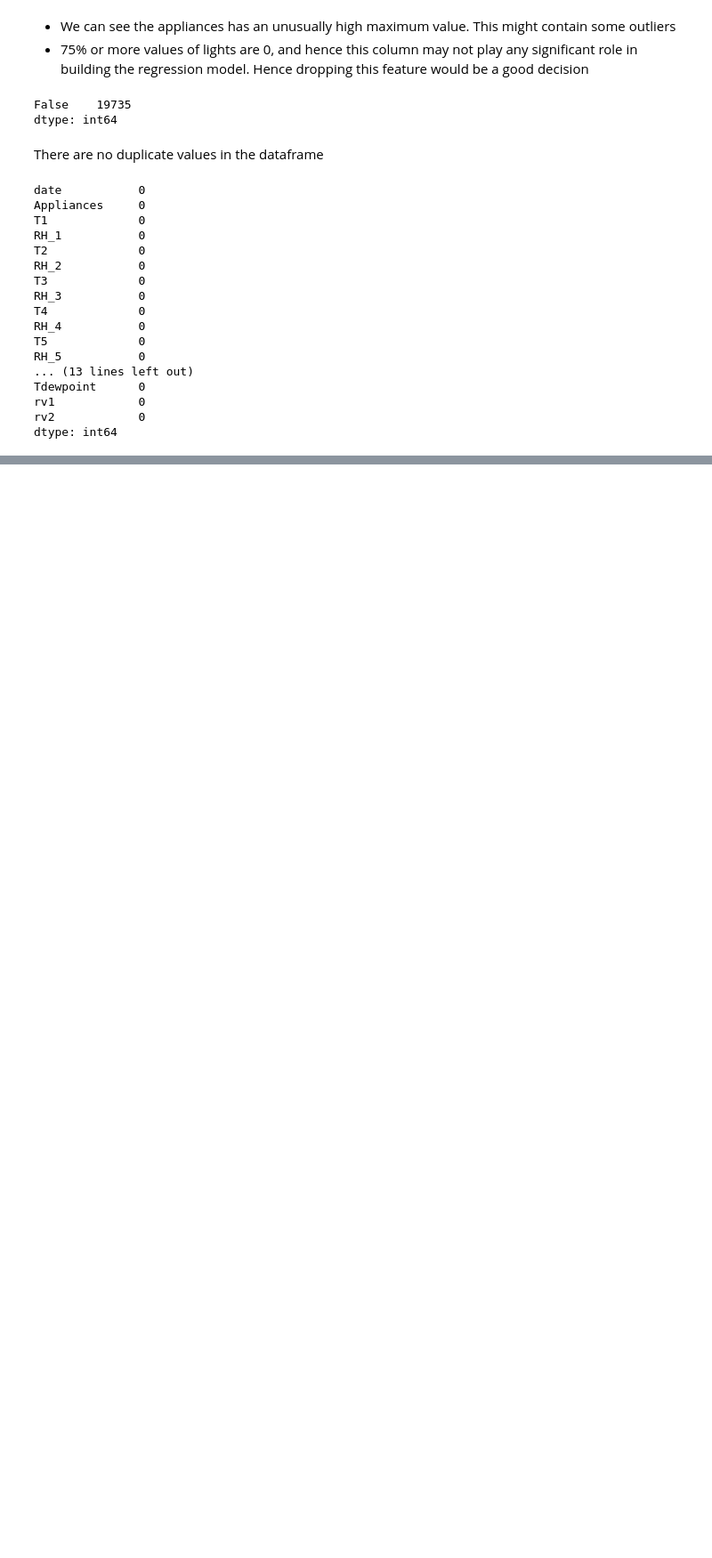
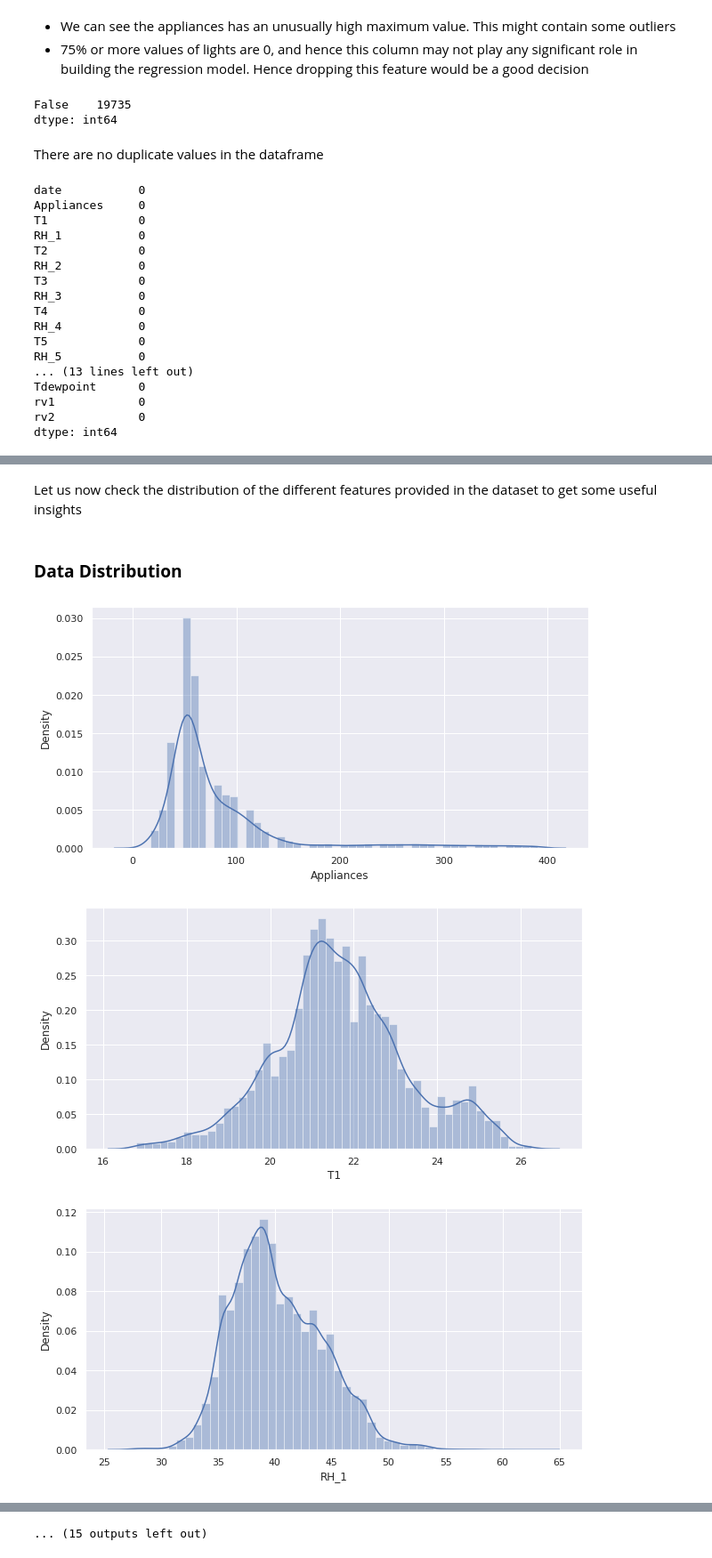
Before and after one commit to Srijan-Rai/Appliane-Energy-Prediction, a Jupyter notebook: ApplianceEnergyPrediction.ipynb, the cells around one changed output, grey strips where cells are left out. Shown at 89% size. Cells and saved outputs as stored; diff of their text form; code cells hidden in the pictures; blank space fills up the shorter version.

```diff
--- a/ApplianceEnergyPrediction.ipynb
+++ b/ApplianceEnergyPrediction.ipynb
@@ -229,0 +244,3 @@ dtype: int64
+# %%
+# Remove outliers in appliances i.e values above 400
+df = df[df["Appliances"]<400]
@@ -229,0 +253,13 @@ dtype: int64
+# %% [markdown]
+Let us now check the distribution of the different features provided in the dataset to get some useful insights
+# %% [markdown]
+### **Data Distribution**
+# %%
+# Using distplot from seaborn to visualize data distribution
+for col in df.describe().columns:
+  plt.figure(figsize=(10,5))
+  sns.distplot(df[col])
+# %% [output]
+[figure, added]
+[figure, added]
+[figure, added]
@@ -229,0 +275 @@ dtype: int64
+... (15 outputs left out)
```
Also changed, not shown: parts of 6 cells of this notebook.
